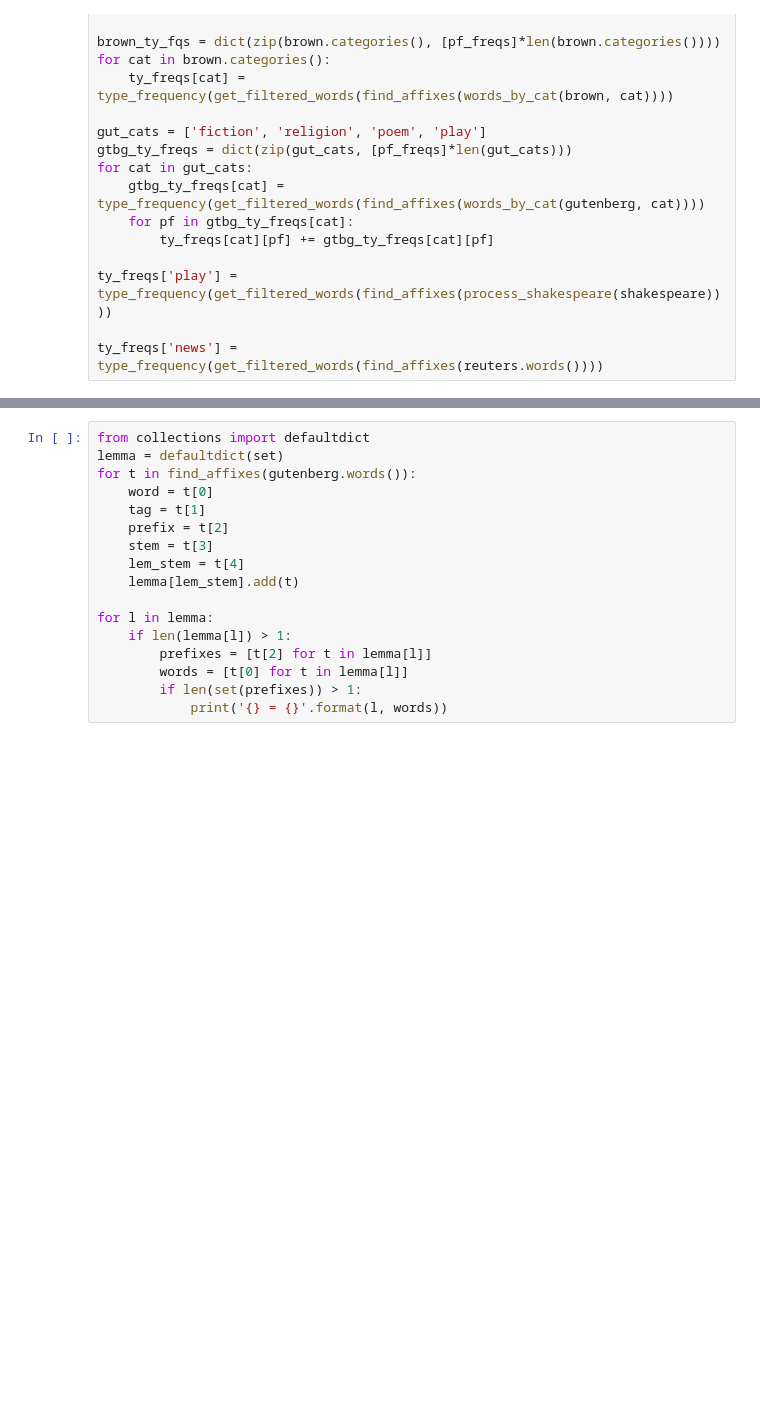
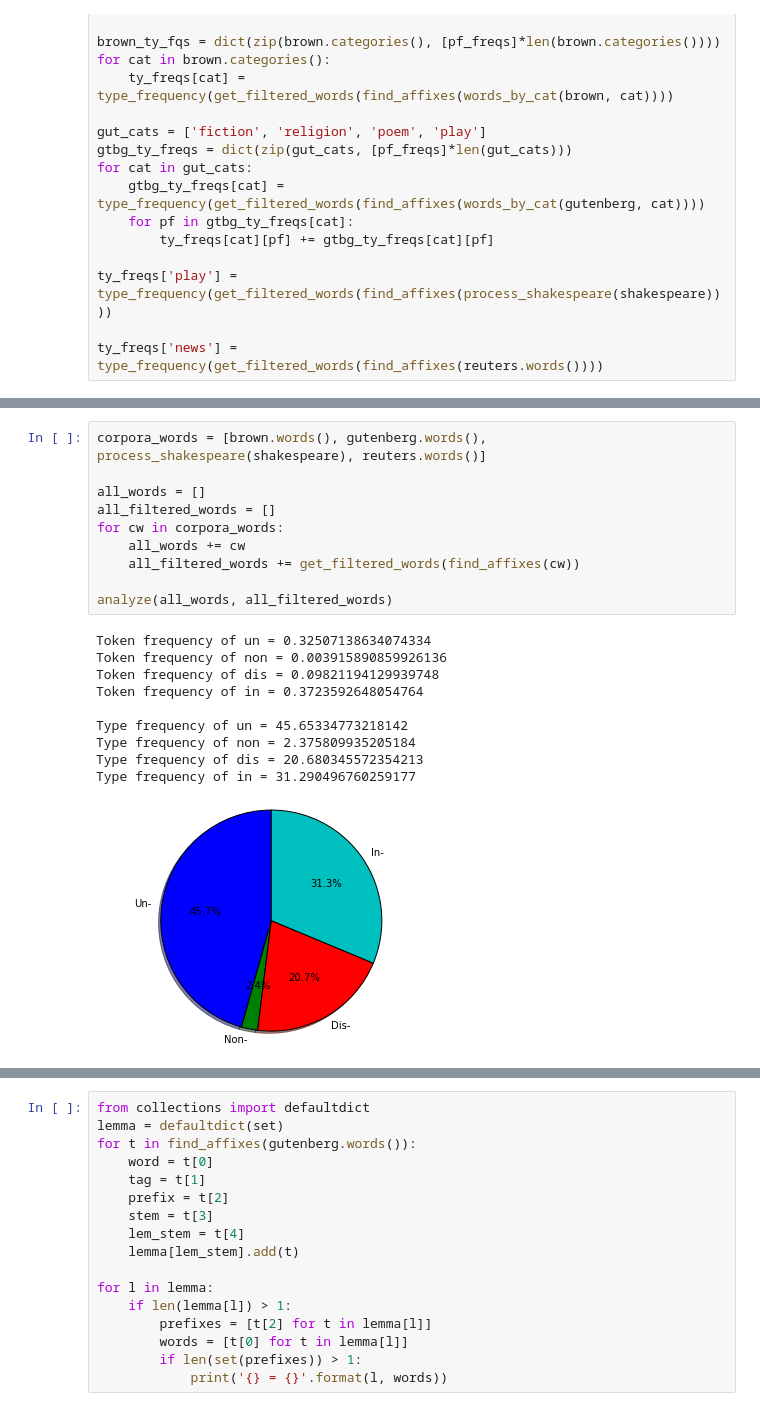
Before and after one commit to RockyCal/Affixes, a Jupyter notebook: AffixFrequency.ipynb, the cells around one changed output, grey strips where cells are left out. Cells and saved outputs as stored; diff of their text form; blank space fills up the shorter version.

```diff
--- a/AffixFrequency.ipynb
+++ b/AffixFrequency.ipynb
@@ -311,0 +298,21 @@ stacked_bar_graph(all_categories, ty_freqs)
+# %%
+corpora_words = [brown.words(), gutenberg.words(), process_shakespeare(shakespeare), reuters.words()]
+
+all_words = []
+all_filtered_words = []
+for cw in corpora_words:
+    all_words += cw
+    all_filtered_words += get_filtered_words(find_affixes(cw))
+
+analyze(all_words, all_filtered_words)
+# %% [output]
+Token frequency of un = 0.32507138634074334
+Token frequency of non = 0.003915890859926136
+Token frequency of dis = 0.09821194129939748
+Token frequency of in = 0.3723592648054764
+
+Type frequency of un = 45.65334773218142
+Type frequency of non = 2.375809935205184
+Type frequency of dis = 20.680345572354213
+Type frequency of in = 31.290496760259177
+[figure, added]
```
Also changed, not shown: parts of 6 cells of this notebook.
